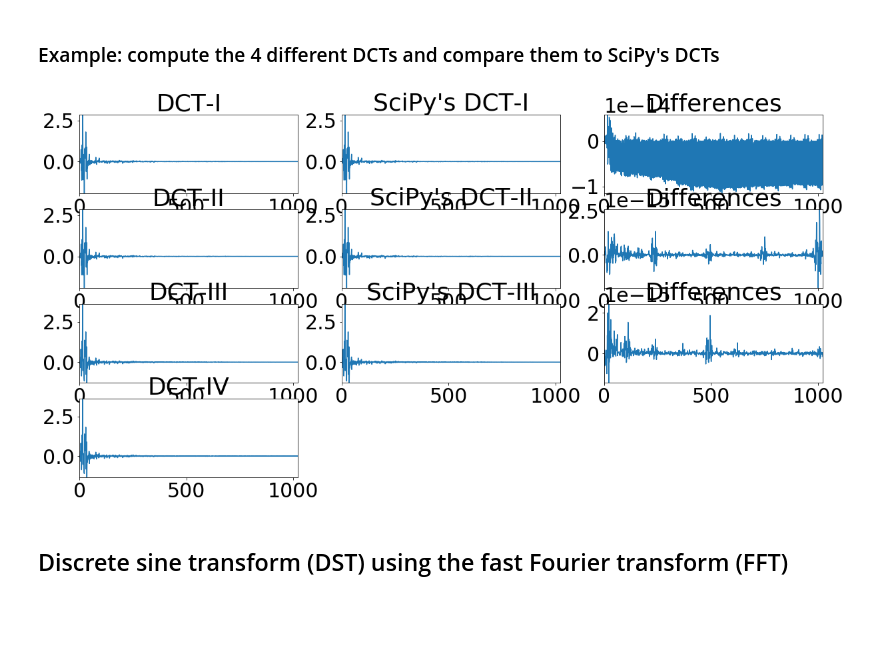
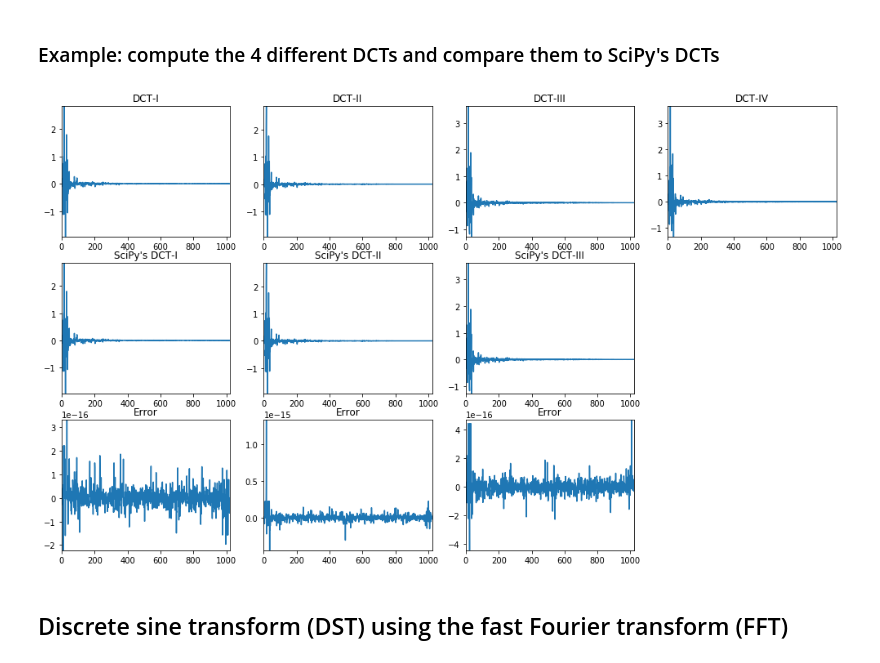
Before and after one commit to zafarrafii/Zaf-Python, a Jupyter notebook: examples.ipynb, the cells around one changed output. Cells and saved outputs as stored; diff of their text form; code cells hidden in the pictures; blank space fills up the shorter version.

```diff
--- a/examples.ipynb
+++ b/examples.ipynb
@@ -358,54 +358,50 @@ Output:
 # %%
 %matplotlib inline
 
-# Import modules
-import scipy.io.wavfile
+# Import the modules
 import numpy as np
-import z
+import zaf
 import scipy.fftpack
 import matplotlib.pyplot as plt
 
-# Audio signal (normalized) averaged over its channels (expanded) and sample rate in Hz
-sample_rate, audio_signal = scipy.io.wavfile.read('audio_file.wav')
-audio_signal = audio_signal / (2.0**(audio_signal.itemsize*8-1))
+# Read the audio signal (normalized) with its sampling frequency in Hz, and average it over its channels
+audio_signal, sampling_frequency = zaf.wavread('audio_file.wav')
 audio_signal = np.mean(audio_signal, 1)
-audio_signal = np.expand_dims(audio_signal, axis=1)
 
-# Audio signal for a given window length, and one frame
+# Get an audio segment for a given window length
 window_length = 1024
-audio_signal = audio_signal[0:window_length, :]
+audio_segment = audio_signal[0:window_length]
 
-# DCT-I, II, III, and IV
-audio_dct1 = z.dct(audio_signal, 1)
-audio_dct2 = z.dct(audio_signal, 2)
-audio_dct3 = z.dct(audio_signal, 3)
-audio_dct4 = z.dct(audio_signal, 4)
+# Compute the DCT-I, II, III, and IV
+audio_dct1 = zaf.dct(audio_segment, 1)
+audio_dct2 = zaf.dct(audio_segment, 2)
+audio_dct3 = zaf.dct(audio_segment, 3)
+audio_dct4 = zaf.dct(audio_segment, 4)
 
-# SciPy's DCT-I (orthogonalized), II, and III (SciPy does not have a DCT-IV!)
-audio_signal1 = np.concatenate((audio_signal[0:1, :]*np.sqrt(2), audio_signal[1:window_length-1, :],
-                               audio_signal[window_length-1:window_length, :]*np.sqrt(2)))
-scipy_dct1 = scipy.fftpack.dct(audio_signal1, axis=0, type=1)
-scipy_dct1[[0, window_length-1], :] = scipy_dct1[[0, window_length-1], :]/np.sqrt(2)
+# Comput SciPy's DCT-I (orthogonalized), II, and III (SciPy does not have a DCT-IV!)
+audio_segment1 = np.concatenate((audio_segment[0:1]*np.sqrt(2), audio_segment[1:window_length-1],
+                               audio_segment[window_length-1:window_length]*np.sqrt(2)), axis=0)
+scipy_dct1 = scipy.fftpack.dct(audio_segment1, axis=0, type=1)
+scipy_dct1[[0, window_length-1]] = scipy_dct1[[0, window_length-1]]/np.sqrt(2)
 scipy_dct1 = scipy_dct1*np.sqrt(2/(window_length-1)) / 2
-scipy_dct2 = scipy.fftpack.dct(audio_signal, axis=0, type=2, norm='ortho')
-scipy_dct3 = scipy.fftpack.dct(audio_signal, axis=0, type=3, norm='ortho')
+scipy_dct2 = scipy.fftpack.dct(audio_segment, axis=0, type=2, norm='ortho')
+scipy_dct3 = scipy.fftpack.dct(audio_segment, axis=0, type=3, norm='ortho')
 
-# DCT-I, II, III, and IV, Matlab's versions, and their differences displayed
-plt.figure(figsize=(20,10))
-plt.rc('font', size=30)
-plt.subplot(4, 3, 1), plt.plot(audio_dct1), plt.autoscale(tight=True), plt.title("DCT-I")
-plt.subplot(4, 3, 2), plt.plot(scipy_dct1), plt.autoscale(tight=True), plt.title("SciPy's DCT-I")
-plt.subplot(4, 3, 3), plt.plot(audio_dct1-scipy_dct1), plt.autoscale(tight=True), plt.title("Differences")
-plt.subplot(4, 3, 4), plt.plot(audio_dct2), plt.autoscale(tight=True), plt.title("DCT-II")
-plt.subplot(4, 3, 5), plt.plot(scipy_dct2), plt.autoscale(tight=True), plt.title("SciPy's DCT-II")
-plt.subplot(4, 3, 6), plt.plot(audio_dct2-scipy_dct2), plt.autoscale(tight=True), plt.title("Differences")
-plt.subplot(4, 3, 7), plt.plot(audio_dct3), plt.autoscale(tight=True), plt.title("DCT-III")
-plt.subplot(4, 3, 8), plt.plot(scipy_dct3), plt.autoscale(tight=True), plt.title("SciPy's DCT-III")
-plt.subplot(4, 3, 9), plt.plot(audio_dct3-scipy_dct3), plt.autoscale(tight=True), plt.title("Differences")
-plt.subplot(4, 3, 10), plt.plot(audio_dct4), plt.autoscale(tight=True), plt.title("DCT-IV")
+# Plot the DCT-I, II, III, and IV, SciPy's versions, and the errors
+plt.figure(figsize=(17,10))
+plt.subplot(3, 4, 1), plt.plot(audio_dct1), plt.autoscale(tight=True), plt.title("DCT-I")
+plt.subplot(3, 4, 2), plt.plot(audio_dct2), plt.autoscale(tight=True), plt.title("DCT-II")
+plt.subplot(3, 4, 3), plt.plot(audio_dct3), plt.autoscale(tight=True), plt.title("DCT-III")
+plt.subplot(3, 4, 4), plt.plot(audio_dct4), plt.autoscale(tight=True), plt.title("DCT-IV")
+plt.subplot(3, 4, 5), plt.plot(scipy_dct1), plt.autoscale(tight=True), plt.title("SciPy's DCT-I")
+plt.subplot(3, 4, 6), plt.plot(scipy_dct2), plt.autoscale(tight=True), plt.title("SciPy's DCT-II")
+plt.subplot(3, 4, 7), plt.plot(scipy_dct3), plt.autoscale(tight=True), plt.title("SciPy's DCT-III")
+plt.subplot(3, 4, 9), plt.plot(audio_dct1-scipy_dct1), plt.autoscale(tight=True), plt.title("Error")
+plt.subplot(3, 4, 10), plt.plot(audio_dct2-scipy_dct2), plt.autoscale(tight=True), plt.title("Error")
+plt.subplot(3, 4, 11), plt.plot(audio_dct3-scipy_dct3), plt.autoscale(tight=True), plt.title("Error")
 plt.show()
 # %% [output]
-[figure, old version]
+[figure, new version]
 # %% [markdown]
 ## <a id="dst"></a>Discrete sine transform (DST) using the fast Fourier transform (FFT)
 # %% [markdown]
```
Also changed, not shown: parts of 7 cells of this notebook, 2 other files.
